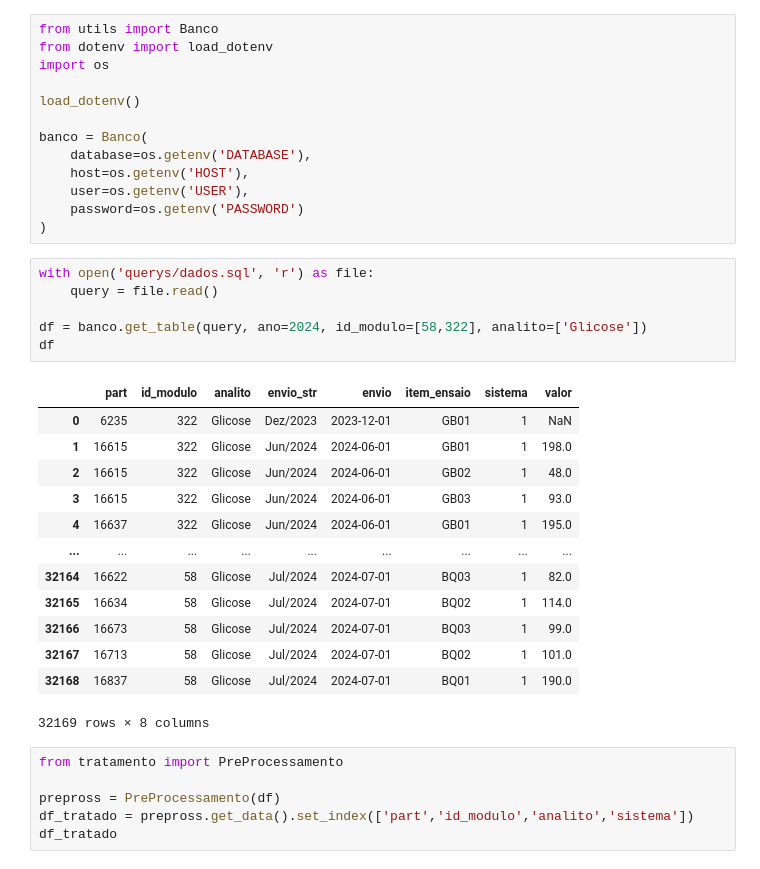
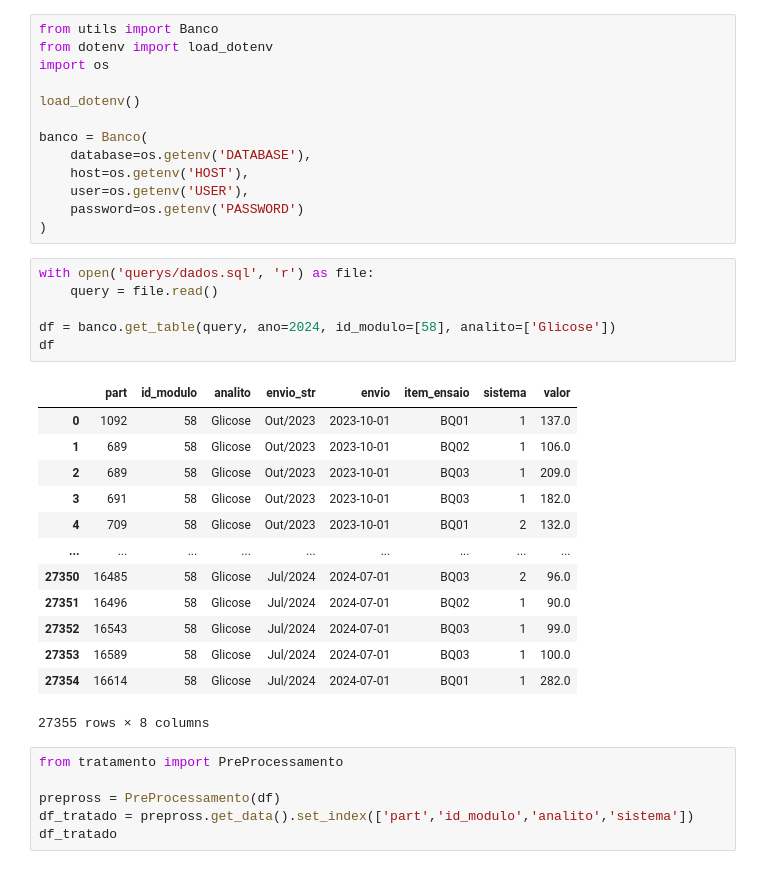
Before and after one commit to BrunoSantos14/Estudo-Colusao, a Jupyter notebook: teste.ipynb, the cells around one changed output. Saved outputs shown, nothing was run; the diff lists cells and outputs as text.

```diff
--- a/teste.ipynb
+++ b/teste.ipynb
@@ -14,23 +14,23 @@ banco = Banco(
 # %%
 with open('querys/dados.sql', 'r') as file:
     query = file.read()
 
-df = banco.get_table(query, ano=2024, id_modulo=[58,322], analito=['Glicose'])
+df = banco.get_table(query, ano=2024, id_modulo=[58], analito=['Glicose'])
 df
 # %% [output]
 |  | part | id_modulo | analito | envio_str | envio | item_ensaio | sistema | valor |
-| 0 | 6235 | 322 | Glicose | Dez/2023 | 2023-12-01 | GB01 | 1 | NaN |
-| 1 | 16615 | 322 | Glicose | Jun/2024 | 2024-06-01 | GB01 | 1 | 198.0 |
-| 2 | 16615 | 322 | Glicose | Jun/2024 | 2024-06-01 | GB02 | 1 | 48.0 |
-| 3 | 16615 | 322 | Glicose | Jun/2024 | 2024-06-01 | GB03 | 1 | 93.0 |
-| 4 | 16637 | 322 | Glicose | Jun/2024 | 2024-06-01 | GB01 | 1 | 195.0 |
+| 0 | 1092 | 58 | Glicose | Out/2023 | 2023-10-01 | BQ01 | 1 | 137.0 |
+| 1 | 689 | 58 | Glicose | Out/2023 | 2023-10-01 | BQ02 | 1 | 106.0 |
+| 2 | 689 | 58 | Glicose | Out/2023 | 2023-10-01 | BQ03 | 1 | 209.0 |
+| 3 | 691 | 58 | Glicose | Out/2023 | 2023-10-01 | BQ03 | 1 | 182.0 |
+| 4 | 709 | 58 | Glicose | Out/2023 | 2023-10-01 | BQ01 | 2 | 132.0 |
 | ... | ... | ... | ... | ... | ... | ... | ... | ... |
-| 32164 | 16622 | 58 | Glicose | Jul/2024 | 2024-07-01 | BQ03 | 1 | 82.0 |
-| 32165 | 16634 | 58 | Glicose | Jul/2024 | 2024-07-01 | BQ02 | 1 | 114.0 |
-| 32166 | 16673 | 58 | Glicose | Jul/2024 | 2024-07-01 | BQ03 | 1 | 99.0 |
-| 32167 | 16713 | 58 | Glicose | Jul/2024 | 2024-07-01 | BQ02 | 1 | 101.0 |
-| 32168 | 16837 | 58 | Glicose | Jul/2024 | 2024-07-01 | BQ01 | 1 | 190.0 |
+| 27350 | 16485 | 58 | Glicose | Jul/2024 | 2024-07-01 | BQ03 | 2 | 96.0 |
+| 27351 | 16496 | 58 | Glicose | Jul/2024 | 2024-07-01 | BQ02 | 1 | 90.0 |
+| 27352 | 16543 | 58 | Glicose | Jul/2024 | 2024-07-01 | BQ03 | 1 | 99.0 |
+| 27353 | 16589 | 58 | Glicose | Jul/2024 | 2024-07-01 | BQ03 | 1 | 100.0 |
+| 27354 | 16614 | 58 | Glicose | Jul/2024 | 2024-07-01 | BQ01 | 1 | 282.0 |
-32169 rows × 8 columns
+27355 rows × 8 columns
 # %%
 from tratamento import PreProcessamento
 
```
Also changed, not shown: parts of 4 cells of this notebook, 1 other file.
